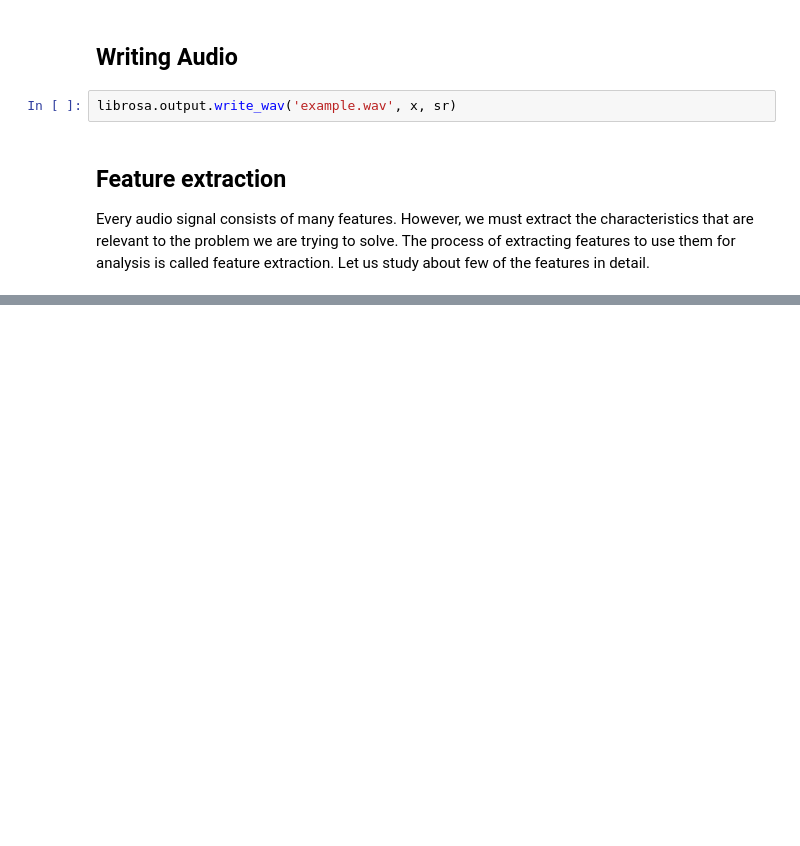
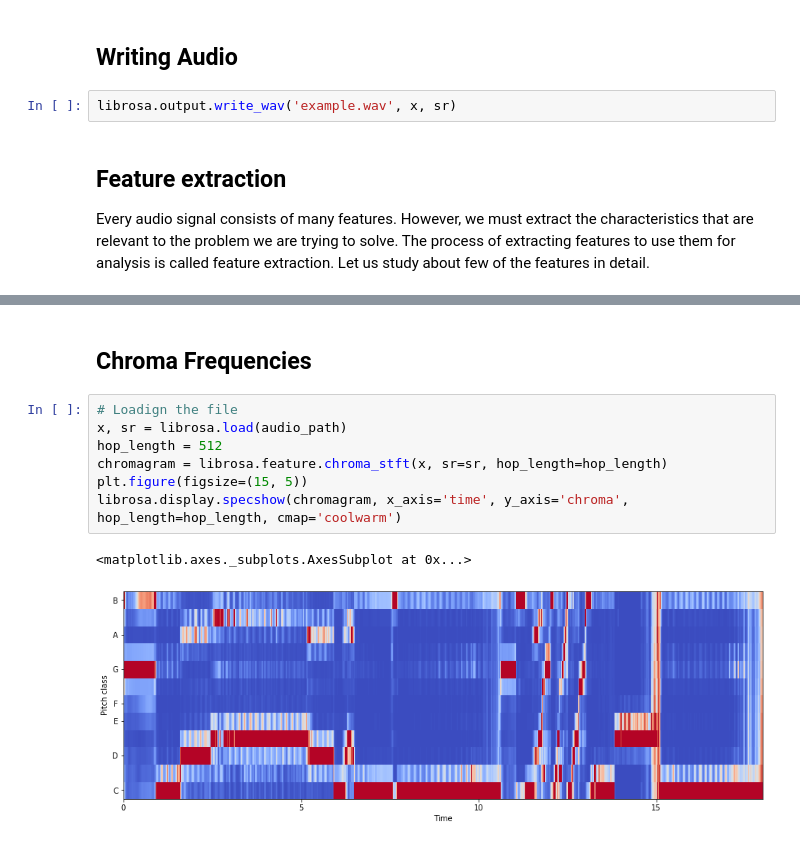
Before and after one commit to xrick/III_Teaching_201907, a Jupyter notebook: audio/librosa_example01.ipynb, the cells around one changed output, grey strips where cells are left out. Cells and saved outputs as stored; diff of their text form; blank space fills up the shorter version.

```diff
--- a/audio/librosa_example01.ipynb
+++ b/audio/librosa_example01.ipynb
@@ -82,0 +95,12 @@ plt.plot(t, normalize(spectral_centroids), color='r')
+# %% [markdown]
+## Chroma Frequencies
+# %%
+# Loadign the file
+x, sr = librosa.load(audio_path)
+hop_length = 512
+chromagram = librosa.feature.chroma_stft(x, sr=sr, hop_length=hop_length)
+plt.figure(figsize=(15, 5))
+librosa.display.specshow(chromagram, x_axis='time', y_axis='chroma', hop_length=hop_length, cmap='coolwarm')
+# %% [output]
+<matplotlib.axes._subplots.AxesSubplot at 0x...>
+[figure, added]
```
Also changed, not shown: parts of 11 cells of this notebook.
